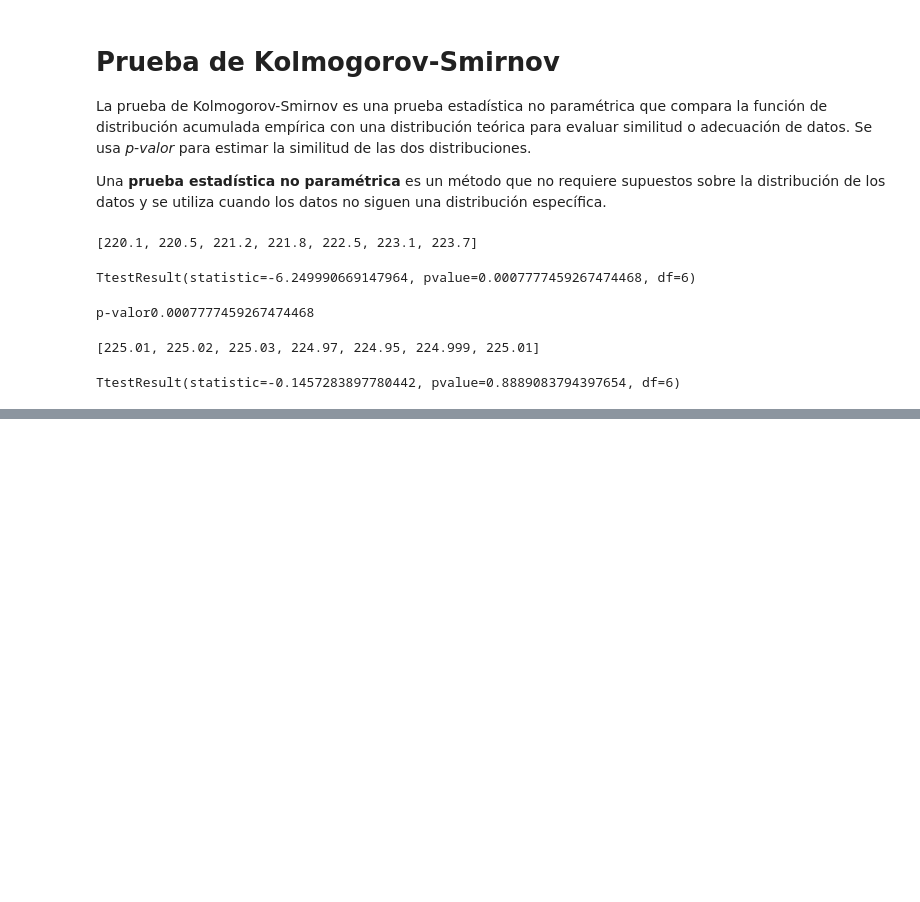
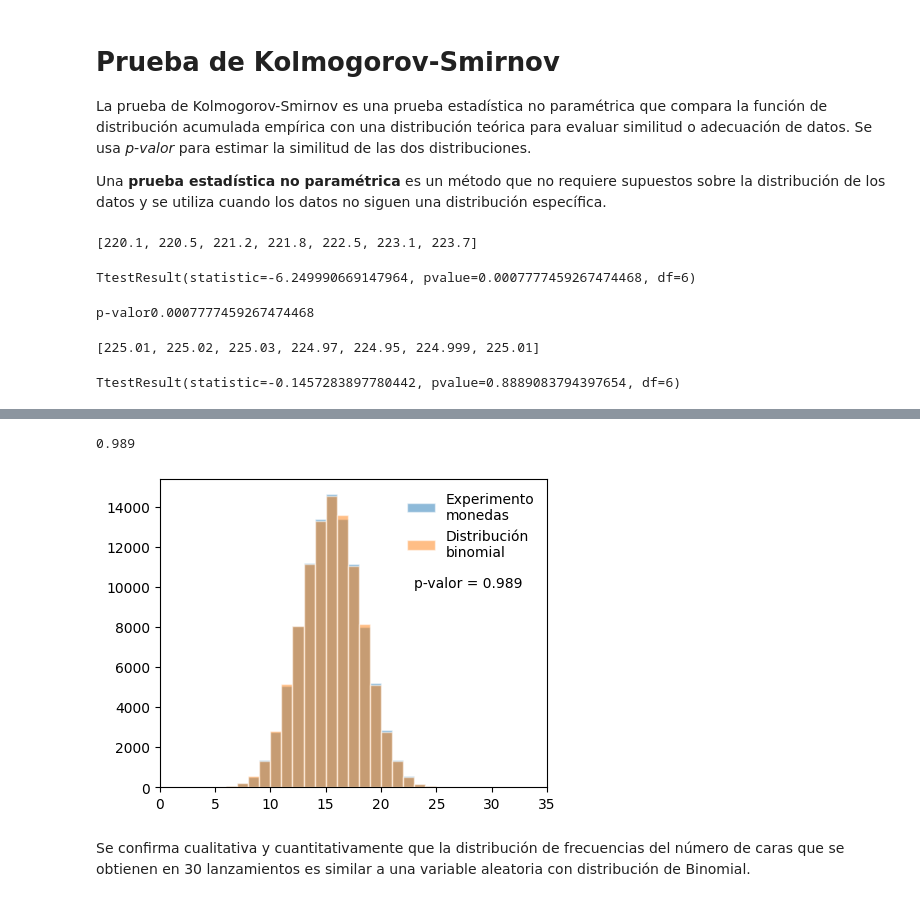
Before and after one commit to JhonZafra/Statistic_Concepts, a Jupyter notebook: SemanaIX/T-test.ipynb, the cells around one changed output, grey strips where cells are left out. Saved outputs shown, nothing was run; the diff lists cells and outputs as text; code cells hidden in the pictures; blank space fills up the shorter version.

```diff
--- a/SemanaIX/T-test.ipynb
+++ b/SemanaIX/T-test.ipynb
@@ -58,0 +85,38 @@ TtestResult(statistic=-0.1457283897780442, pvalue=0.8889083794397654, df=6)
+# %%
+p = 0.5 # Probabilidad de cara
+
+num_lanzamientos = 30
+iteraciones = 10**5
+
+# Lista para almacenar resultados de lanzamientos
+resultados = []
+
+for _ in range(iteraciones):
+    # Simular lanzamientos y contar caras
+    c = 0 # Valor inicial de caras
+    for _ in range(num_lanzamientos):
+        if np.random.rand() < p:
+            c += 1
+    resultados.append(c)
+# %%
+z = np.random.binomial(n = 30, p = 0.5, size= iteraciones)
+# %%
+# Verificación cuantitativa
+pvalor = kstest(resultados, z).pvalue.round(3)
+pvalor
+# %% [output]
+0.989
+# %%
+plt.figure(figsize= (5,4))
+cuentas, barras, ejes = plt.hist(resultados, edgecolor= 'white' ,bins= 31, range=(0,31),
+                                 label = 'Experimento\nmonedas', alpha=0.5)
+plt.hist(z, edgecolor= 'white' ,bins= 31, range=(0,31),
+                                 label = 'Distribución\nbinomial', alpha=0.5)
+plt.xlim(0, 35)
+plt.text(23, 10000, f'p-valor = {pvalor}')
+plt.legend(frameon = False) # frameon quitar o poner el cuadro de la leyenda
+plt.show()
+# %% [output]
+[figure, added]
+# %% [markdown]
+Se confirma cualitativa y cuantitativamente que la distribución de frecuencias del número de caras que se obtienen en 30 lanzamientos es similar a una variable aleatoria con distribución de Binomial.
```
Also changed, not shown: parts of 6 cells of this notebook, 2 other files.
